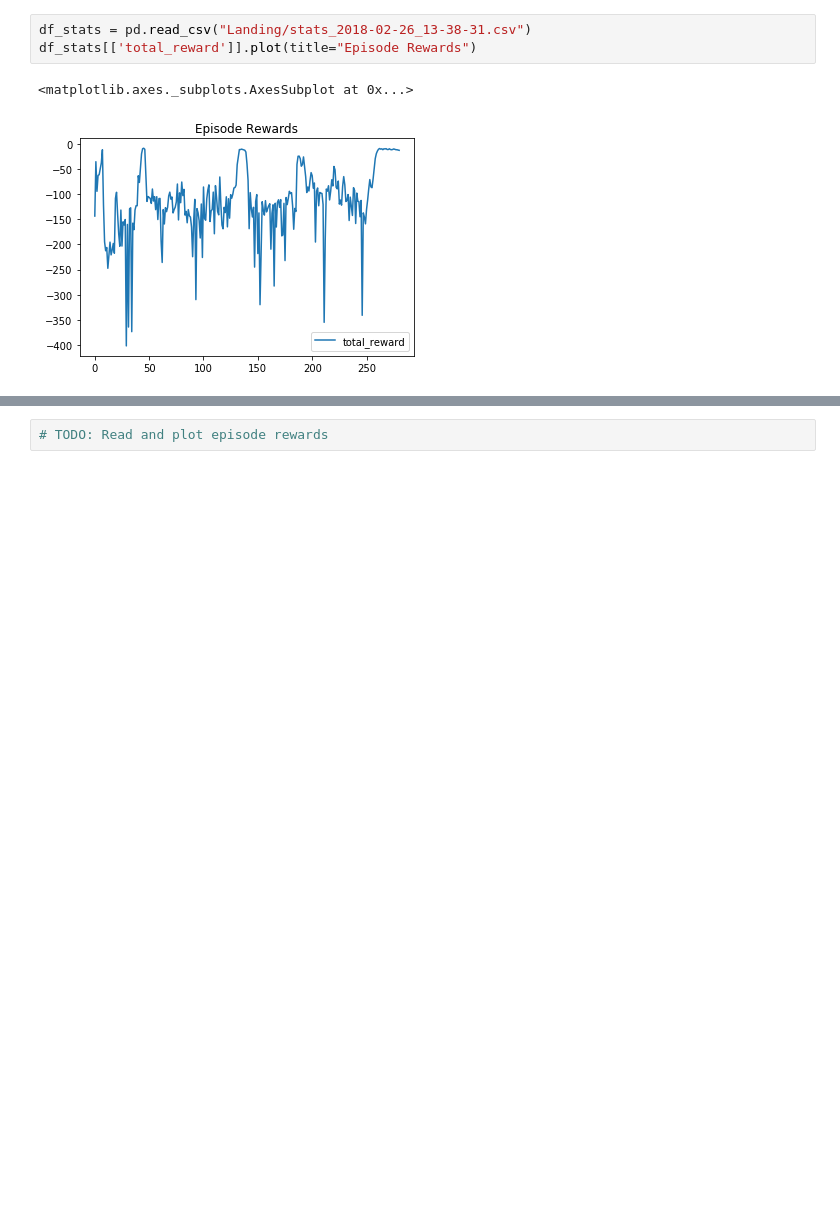
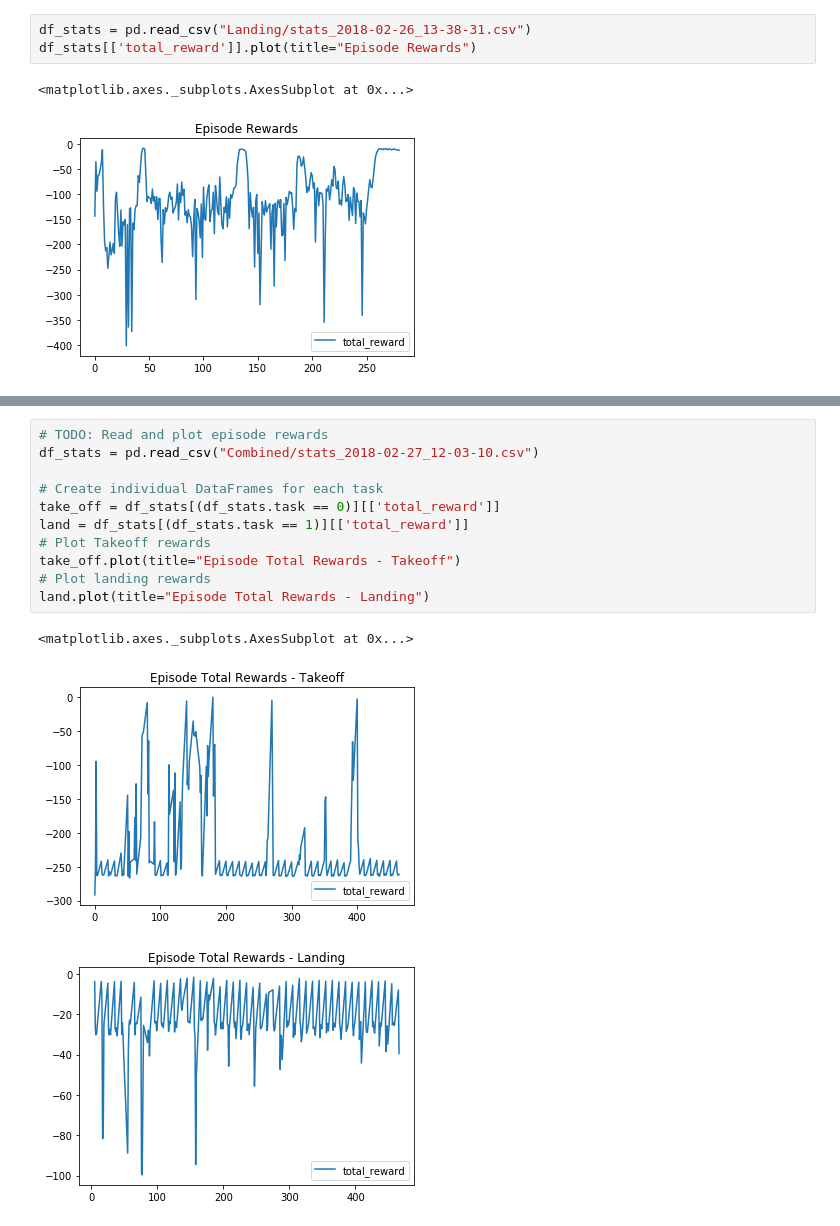
Before and after one commit to JPatrick9793/RL-Quadcopter, a Jupyter notebook: quad_controller_rl/notebooks/RL-Quadcopter.ipynb, the cells around one changed output, grey strips where cells are left out. Cells and saved outputs as stored; diff of their text form; blank space fills up the shorter version.

Commit message:
Complete Task4 in notebook

```diff
--- a/quad_controller_rl/notebooks/RL-Quadcopter.ipynb
+++ b/quad_controller_rl/notebooks/RL-Quadcopter.ipynb
@@ -267,8 +271,21 @@ Just like the task itself, it's up to you whether you want to train three separa
 ### Plot episode rewards
 
 As before, plot the episode rewards, either from a single run, or averaged over multiple runs.
-# %%
-# TODO: Read and plot episode rewards
+# %%
+# TODO: Read and plot episode rewards
+df_stats = pd.read_csv("Combined/stats_2018-02-27_12-03-10.csv")
+
+# Create individual DataFrames for each task
+take_off = df_stats[(df_stats.task == 0)][['total_reward']]
+land = df_stats[(df_stats.task == 1)][['total_reward']]
+# Plot Takeoff rewards
+take_off.plot(title="Episode Total Rewards - Takeoff")
+# Plot landing rewards
+land.plot(title="Episode Total Rewards - Landing")
+# %% [output]
+<matplotlib.axes._subplots.AxesSubplot at 0x...>
+[figure, added]
+[figure, added]
 # %% [markdown]
 ## Reflections
 
```
Also changed, not shown: parts of 2 cells of this notebook, 1 other file.
